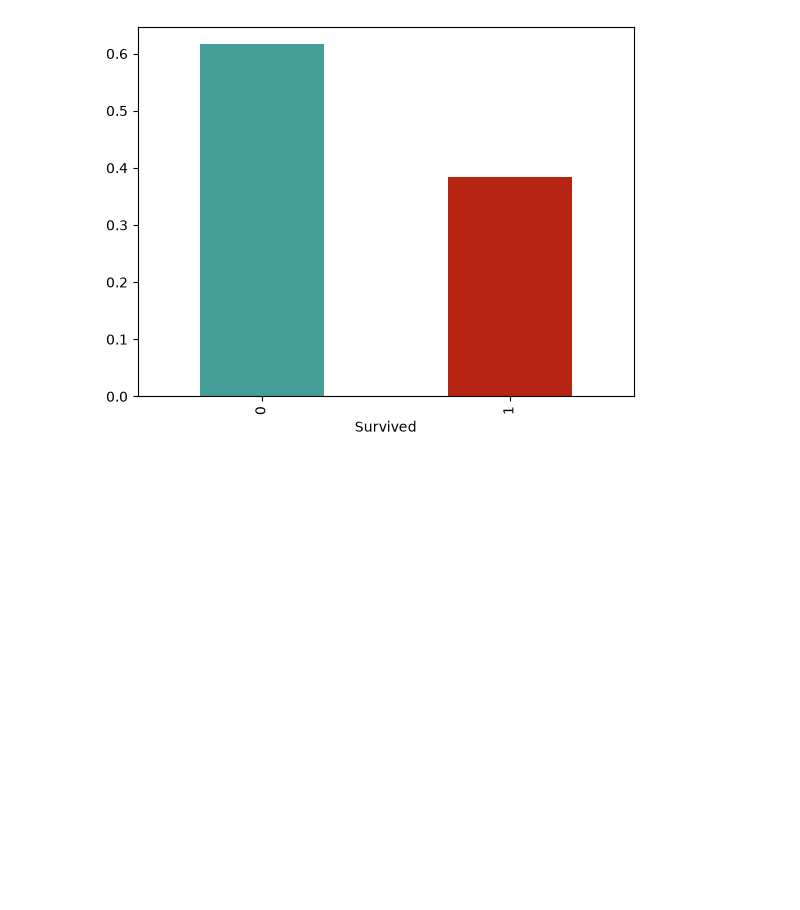
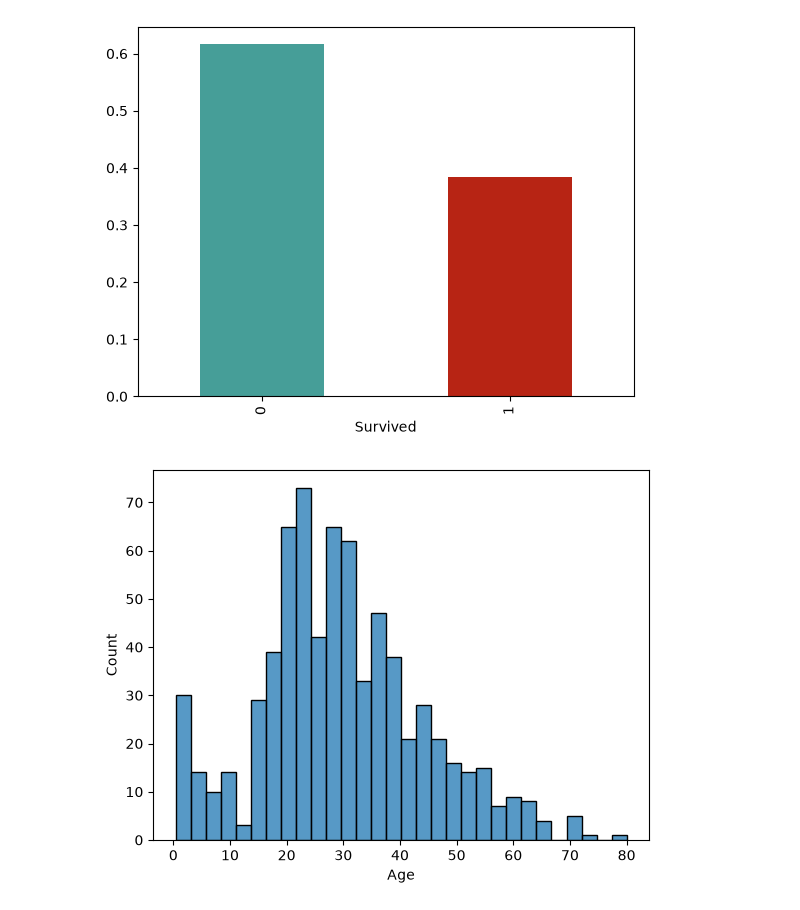
Before and after one commit to pedrobirq/extreme_ml_learning_final_project, a Jupyter notebook: notebooks/TitanicEDA.ipynb, the cells around one changed output. Drawn from its saved outputs; the diff is of its cells as text; code cells hidden in the pictures; blank space fills up the shorter version.

```diff
--- a/notebooks/TitanicEDA.ipynb
+++ b/notebooks/TitanicEDA.ipynb
@@ -59,3 +56,8 @@ df[config.general.target].value_counts(normalize=True).plot.bar(color=["#469E98"
 plt.show()
 # %% [output]
 [figure]
+# %%
+sns.histplot(df['Age'], bins=30)
+plt.show()
+# %% [output]
+[figure, added]
```
Also changed, not shown: parts of 7 cells of this notebook, 6 other files.
